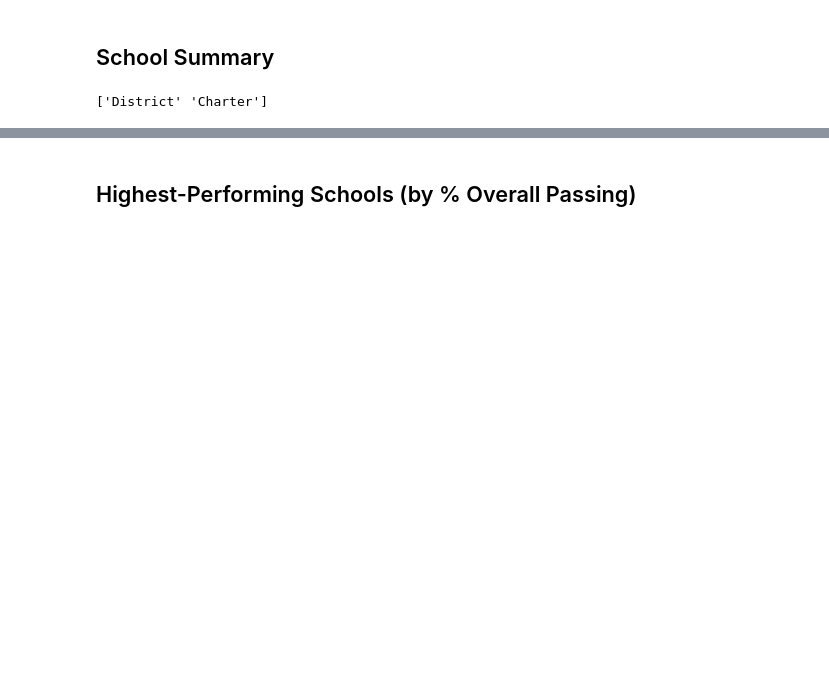
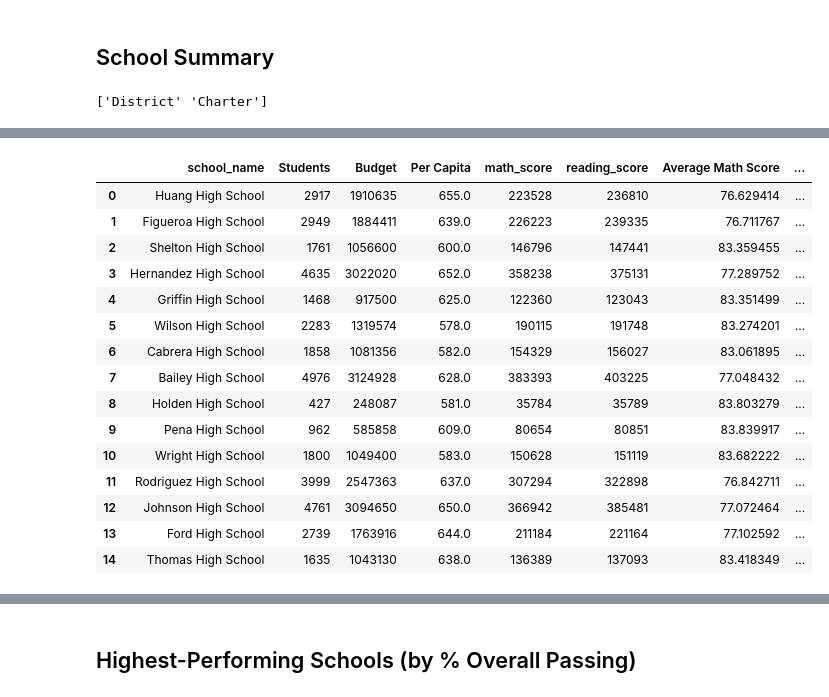
Before and after one commit to BlufferMK/pandas_challenge, a Jupyter notebook: PyCitySchools/PyCitySchools_newipynb.ipynb, the cells around one changed output, grey strips where cells are left out. Cells and saved outputs as stored; diff of their text form; code cells hidden in the pictures; blank space fills up the shorter version.

Commit message:
updated new school file

```diff
--- a/PyCitySchools/PyCitySchools_newipynb.ipynb
+++ b/PyCitySchools/PyCitySchools_newipynb.ipynb
@@ -121,4 +151,24 @@ per_school_counts =
+# %%
+# Calculate the total student count per school
+
+per_school_counts = {}
+for school_name in data_complete['school_name']:
+    if school_name in per_school_counts:
+        per_school_counts[school_name] +=1
+    else:
+        per_school_counts[school_name]=1
+
+per_school_data = {
+    'school_name': ['Huang High School', 'Figueroa High School', 'Shelton High School', 'Hernandez High School', 'Griffin High School', 'Wilson High School', 'Cabrera High School', 'Bailey High School', 'Holden High School', 'Pena High School', 'Wright High School', 'Rodriguez High School', 'Johnson High School', 'Ford High School', 'Thomas High School'],
+    'Students': [2917, 2949, 1761, 4635, 1468, 2283, 1858, 4976, 427, 962, 1800, 3999, 4761, 2739, 1635]
+}
+
+stud_count_df = pd.DataFrame(per_school_data)
 # %%
 # Calculate the total school budget and per capita spending per school
-per_school_budget =
-per_school_capita =
+# school budgets
+budgets_all
+stud_count_df["Budget"]=budgets_all
+
+stud_count_df["Per Capita"] = stud_count_df["Budget"]/stud_count_df["Students"]
+stud_count_df
@@ -128,0 +192,32 @@ per_school_reading =
+# %%
+# Calculate the average test scores per school
+
+
+math_sums = pd.DataFrame(data_complete.groupby('school_name')['math_score'].sum())
+reading_sums = pd.DataFrame(data_complete.groupby('school_name')['reading_score'].sum())
+reading_sums
+
+tot_math_df = pd.merge(stud_count_df, math_sums,on="school_name")
+tot_scores_df = pd.merge(tot_math_df,reading_sums, on = "school_name")
+tot_scores_df
+
+tot_scores_df["Average Math Score"]=tot_scores_df["math_score"]/tot_scores_df["Students"]
+tot_scores_df["Average Reading Score"]=tot_scores_df["reading_score"]/tot_scores_df["Students"]
+tot_scores_df
+# %% [output]
+|  | school_name | Students | Budget | Per Capita | math_score | reading_score | Average Math Score | ... |
+| 0 | Huang High School | 2917 | 1910635 | 655.0 | 223528 | 236810 | 76.629414 | ... |
+| 1 | Figueroa High School | 2949 | 1884411 | 639.0 | 226223 | 239335 | 76.711767 | ... |
+| 2 | Shelton High School | 1761 | 1056600 | 600.0 | 146796 | 147441 | 83.359455 | ... |
+| 3 | Hernandez High School | 4635 | 3022020 | 652.0 | 358238 | 375131 | 77.289752 | ... |
+| 4 | Griffin High School | 1468 | 917500 | 625.0 | 122360 | 123043 | 83.351499 | ... |
+| 5 | Wilson High School | 2283 | 1319574 | 578.0 | 190115 | 191748 | 83.274201 | ... |
+| 6 | Cabrera High School | 1858 | 1081356 | 582.0 | 154329 | 156027 | 83.061895 | ... |
+| 7 | Bailey High School | 4976 | 3124928 | 628.0 | 383393 | 403225 | 77.048432 | ... |
+| 8 | Holden High School | 427 | 248087 | 581.0 | 35784 | 35789 | 83.803279 | ... |
+| 9 | Pena High School | 962 | 585858 | 609.0 | 80654 | 80851 | 83.839917 | ... |
+| 10 | Wright High School | 1800 | 1049400 | 583.0 | 150628 | 151119 | 83.682222 | ... |
+| 11 | Rodriguez High School | 3999 | 2547363 | 637.0 | 307294 | 322898 | 76.842711 | ... |
+| 12 | Johnson High School | 4761 | 3094650 | 650.0 | 366942 | 385481 | 77.072464 | ... |
+| 13 | Ford High School | 2739 | 1763916 | 644.0 | 211184 | 221164 | 77.102592 | ... |
+| 14 | Thomas High School | 1635 | 1043130 | 638.0 | 136389 | 137093 | 83.418349 | ... |
```
Also changed, not shown: parts of 11 cells of this notebook.
